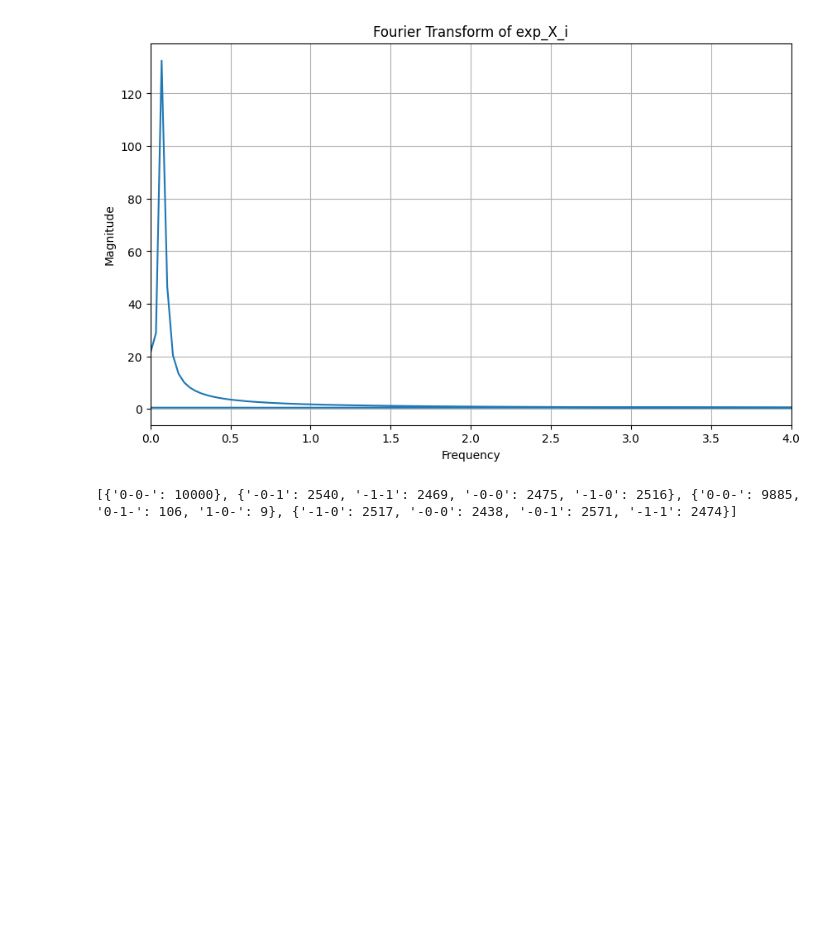
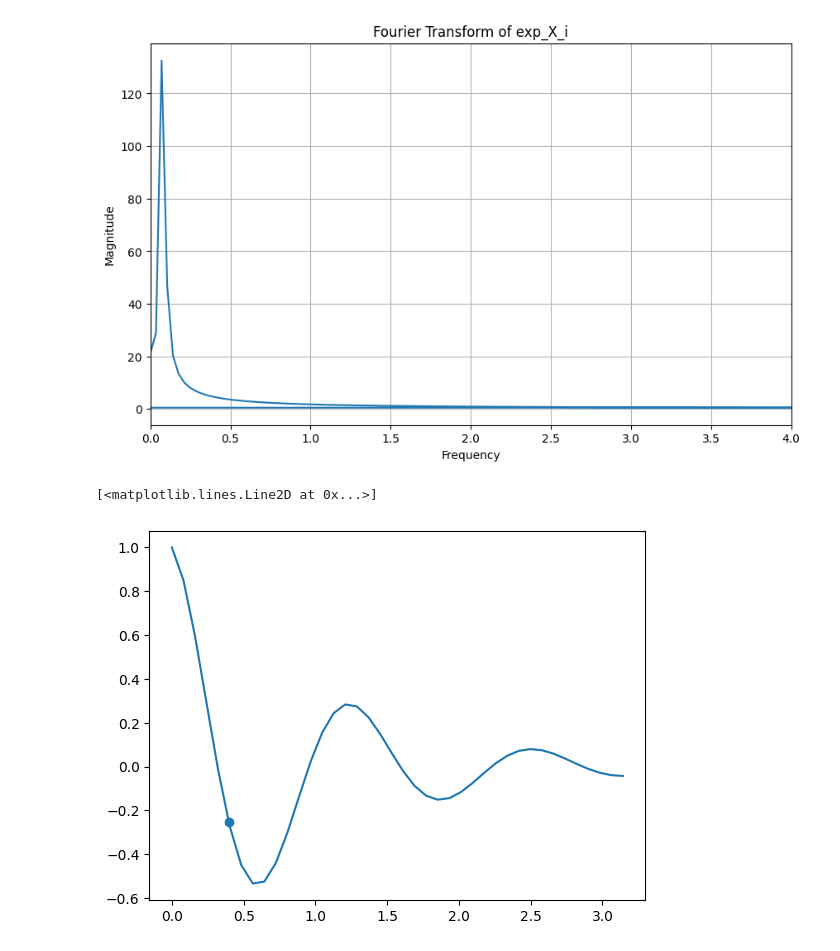
Before and after one commit to Davidkatom/Crosstalk, a Jupyter notebook: Symbolic/symbolic_tester.ipynb, the cells around one changed output. Drawn from its saved outputs; the diff is of its cells as text; code cells hidden in the pictures; blank space fills up the shorter version.

```diff
--- a/Symbolic/symbolic_tester.ipynb
+++ b/Symbolic/symbolic_tester.ipynb
@@ -365,20 +365,38 @@ t = 0.5
 from Ramsey_ExperimentV3 import *
 T = np.pi
 n = 4
-total_shots = 10000
-delay = np.linspace(0, T, 40)
-W = [random.gauss(0, 3) for _ in range(n)]
-J_list = [random.gauss(0, 3) for _ in range(n - 1)]
+total_shots = 100000
+# delay = np.linspace(0, T, 40)
+delay = np.array([0.4])
+W = [random.gauss(0, 1) for _ in range(n)]
+J_list = [random.gauss(0, 1) for _ in range(n - 1)]
+
+
+L = [2.1614246940891295, 1.5834355511504432, 0.09642233514410328, 1.865641669897327]
+W = [4.322849388178259, -3.1668711023008864, -0.19284467028820657, 3.731283339794654]
+J_list = [0.6148066540936987, -5.352563487167976, -0.0609270627985467]
+L = [1 for _ in range(n)]  # For sigma_z
+
 J = {}
 for i in range(n - 1):  # Only connect to the next neighbor
     J[(i, i + 1)] = J_list[i]
 
-Gamma_1_list = [0.0001 for _ in range(n)]
-Gamma_2_list = [0.0001 for _ in range(n)]  # For sigma_-
-Gamma_phi_list = [0.01 for _ in range(n)]  # For sigma_z
+Gamma_1_list = [0.1 for _ in range(n)]
+Gamma_2_list = [0.1 for _ in range(n)]  # For sigma_-
 
-batch_x_det, batch_y_det, batch_x_cross, batch_y_cross = ramsey_local(n,total_shots,delay,W,J, Gamma_1_list, Gamma_2_list, Gamma_phi_list)
+
+
+batch_x_det, batch_y_det, batch_x_cross, batch_y_cross = ramsey_local(n,total_shots,delay,W,J, Gamma_1_list, Gamma_2_list, L)
+exp_det_x = np.transpose(batch_x_det.zi).tolist()
+exp_det_y = np.transpose(batch_y_det.zi).tolist()
+exp_cross_x = np.transpose(batch_x_cross.zi).tolist()
+exp_cross_y = np.transpose(batch_y_cross.zi).tolist()
-# %%
-print(batch_x_det)
-# %% [output]
-[{'0-0-': 10000}, {'-0-1': 2540, '-1-1': 2469, '-0-0': 2475, '-1-0': 2516}, {'0-0-': 9885, '0-1-': 106, '1-0-': 9}, {'-1-0': 2517, '-0-0': 2438, '-0-1': 2571, '-1-1': 2474}]
+# %%
+k = 0
+t = np.linspace(0, T, 40)
+plt.scatter(delay, exp_cross_x[k])
+# plt.plot(T, np.cos(W[k]*T))
+plt.plot(t, np.cos((W[k] + J_list[k])*t)*np.exp(-L[k]*t))
+# %% [output]
+[<matplotlib.lines.Line2D at 0x...>]
+[figure, added]
```
Also changed, not shown: parts of 1 cell of this notebook, 4 other files.
